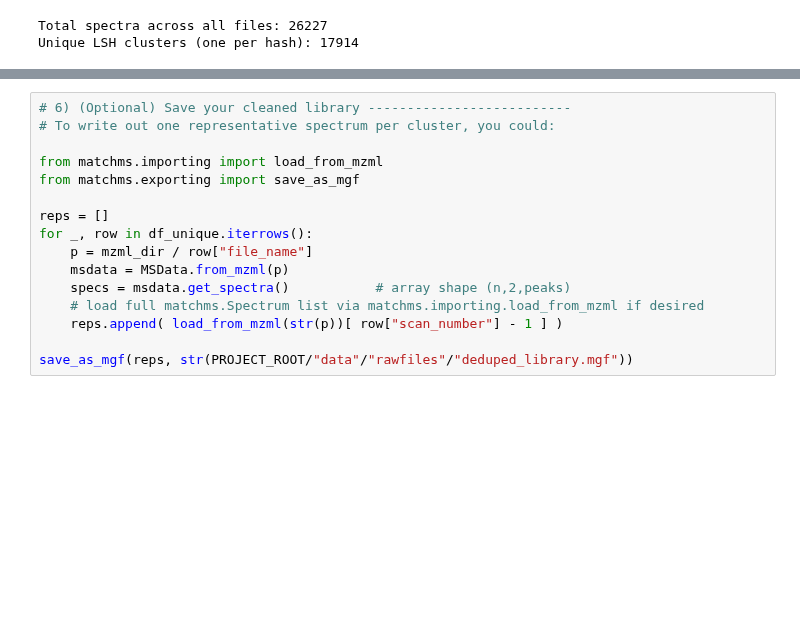
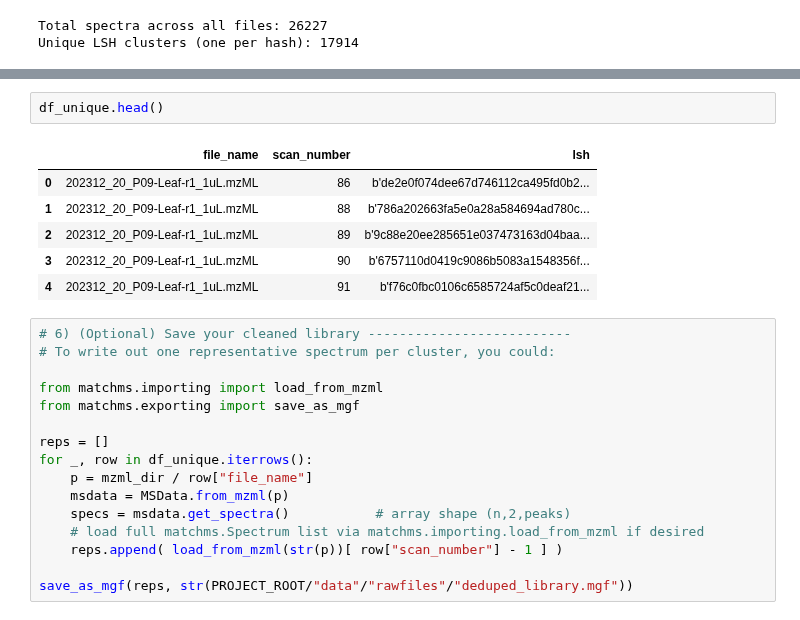
Before and after one commit to pluskal-lab/DreaMS_MIMB, a Jupyter notebook: notebooks/LSH_test.ipynb, the cells around one changed output, grey strips where cells are left out. Saved outputs shown, nothing was run; the diff lists cells and outputs as text; blank space fills up the shorter version.

```diff
--- a/notebooks/LSH_test.ipynb
+++ b/notebooks/LSH_test.ipynb
@@ -415,3 +420,12 @@ Unique LSH clusters (one per hash): 17914
+# %%
+df_unique.head()
+# %% [output]
+|  | file_name | scan_number | lsh |
+| 0 | 202312_20_P09-Leaf-r1_1uL.mzML | 86 | b'de2e0f074dee67d746112ca495fd0b2... |
+| 1 | 202312_20_P09-Leaf-r1_1uL.mzML | 88 | b'786a202663fa5e0a28a584694ad780c... |
+| 2 | 202312_20_P09-Leaf-r1_1uL.mzML | 89 | b'9c88e20ee285651e037473163d04baa... |
+| 3 | 202312_20_P09-Leaf-r1_1uL.mzML | 90 | b'6757110d0419c9086b5083a1548356f... |
+| 4 | 202312_20_P09-Leaf-r1_1uL.mzML | 91 | b'f76c0fbc0106c6585724af5c0deaf21... |
 # %%
 # 6) (Optional) Save your cleaned library --------------------------
 # To write out one representative spectrum per cluster, you could:
```
Also changed, not shown: parts of 9 cells of this notebook.
